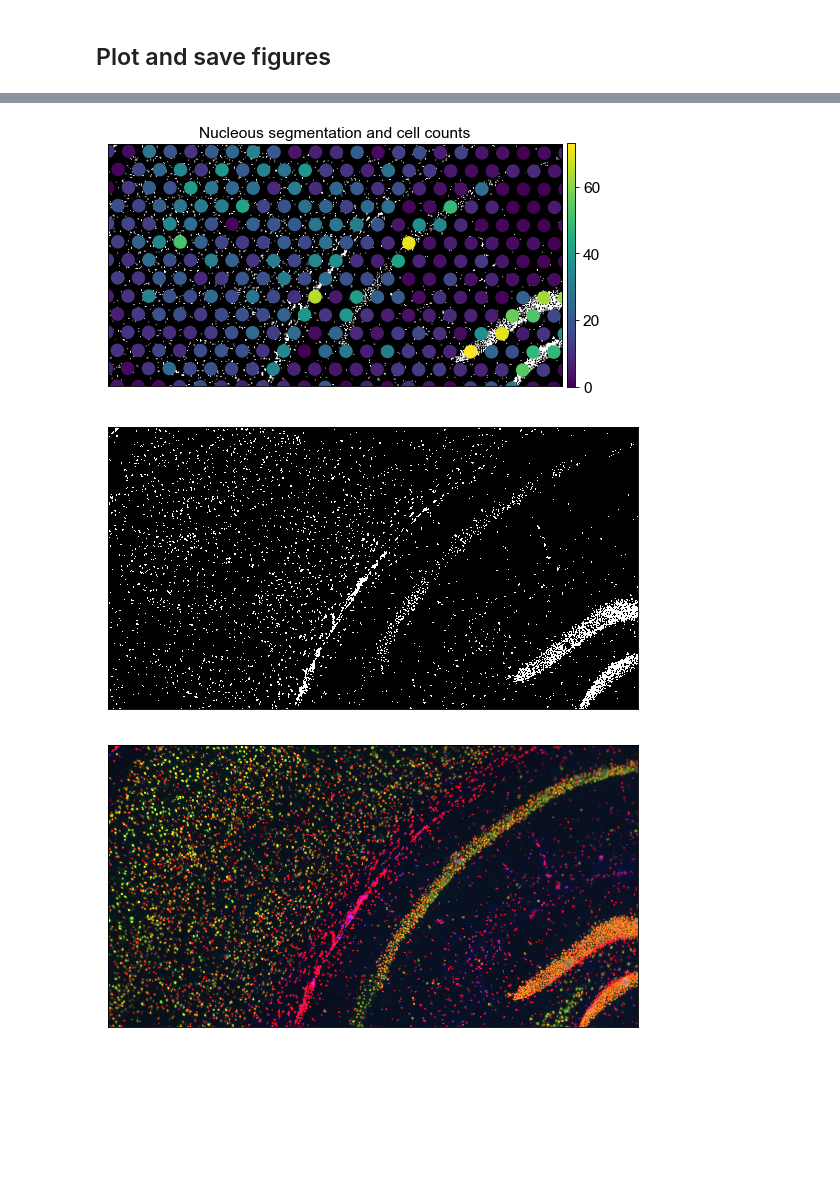
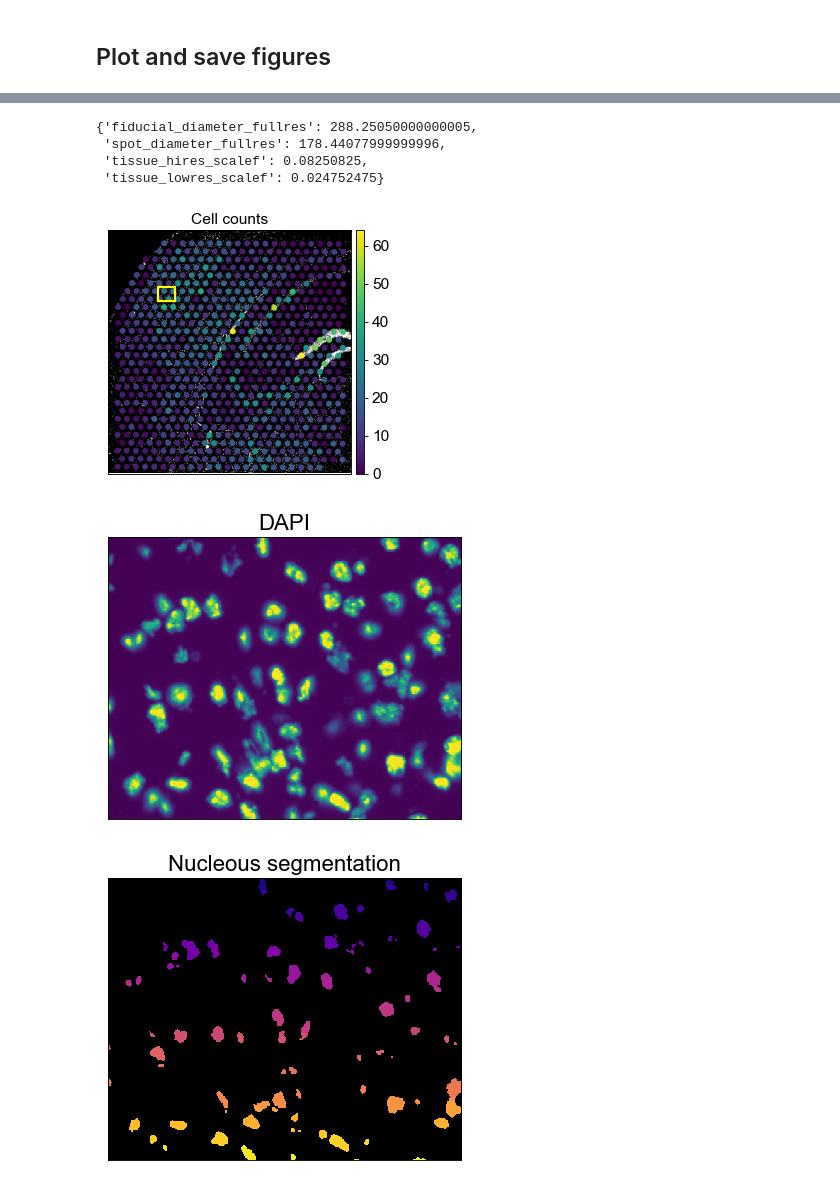
Before and after one commit to theislab/squidpy_reproducibility, a Jupyter notebook: notebooks/figures_image/fluo_segmentation.ipynb, the cells around one changed output, grey strips where cells are left out. Saved outputs shown, nothing was run; the diff lists cells and outputs as text; code cells hidden in the pictures; blank space fills up the shorter version.

Commit message:
improve segmentation images

```diff
--- a/notebooks/figures_image/fluo_segmentation.ipynb
+++ b/notebooks/figures_image/fluo_segmentation.ipynb
@@ -70,42 +54,66 @@ sc.settings.dpi = 300
 #orig_hires = adata.uns['spatial']['V1_Adult_Mouse_Brain_Coronal_Section_2']['images']['hires']
 seg_hires = skimage.transform.resize(img['segmented_watershed']>0, (600,600), order=2)
 adata.uns['spatial']['V1_Adult_Mouse_Brain_Coronal_Section_2']['images']['hires'] = skimage.color.gray2rgb(seg_hires)
+# %%
+adata.uns['spatial']['V1_Adult_Mouse_Brain_Coronal_Section_2']['scalefactors']['tissue_hires_scalef']
+# %% [output]
+{'fiducial_diameter_fullres': 288.25050000000005,
+ 'spot_diameter_fullres': 178.44077999999996,
+ 'tissue_hires_scalef': 0.08250825,
+ 'tissue_lowres_scalef': 0.024752475}
+# %%
+inset_y = 1500
+inset_x = 1700
+inset_sy = 400
+inset_sx = 500
 # %%
 # save ncounts
 sc.set_figure_params(facecolor="white", figsize=(8, 4))
 fig, ax = plt.subplots(figsize=(8, 4))
 sc.pl.spatial(
     sq.pl.extract(adata, 'features'),
     color=['segmentation_label'],
     bw=True,
-    title='Nucleous segmentation and cell counts',
-    crop_coord=(1000,7000,1000,4200),
+    title='Cell counts',
+    crop_coord=(0,7272,0,7272),
     show=False,
     ax=ax
 )
+# write rectangle on plot (for extract)
+sf = adata.uns['spatial']['V1_Adult_Mouse_Brain_Coronal_Section_2']['scalefactors']['tissue_hires_scalef']
+rect = mpl.patches.Rectangle((inset_y*sf,inset_x*sf), width=inset_sx*sf, height=inset_sy*sf, ec='yellow', lw=2, fill=False)
+ax.add_patch(rect)
+
 ax.axes.xaxis.label.set_visible(False)
 ax.axes.yaxis.label.set_visible(False)
 
 plt.savefig('figures/fluo_ncells.png', dpi=300, bbox_inches='tight')
 # %% [output]
-[figure, old version]
+[figure, new version]
 # %%
-# save segmentation image
-a = plt.imshow(img['segmented_watershed'][1000:4200,1000:7000]>0, cmap='gray', interpolation='none')
+# save segmentation image (inset only)
+a = plt.imshow(img['image'][inset_y:inset_y+inset_sy,inset_x:inset_x+inset_sx,0]/65536, interpolation='none')
 plt.grid(False)
 plt.gca().set_xticks([])
 plt.gca().set_yticks([])
 plt.tight_layout()
-plt.savefig('figures/fluo_segmentation.png', dpi=300, bbox_inches='tight')
+plt.title('DAPI', fontdict={'fontsize':20})
+plt.savefig('figures/fluo_image.png', dpi=300, bbox_inches='tight')
 # %% [output]
-[figure, old version]
+[figure, new version]
 # %%
-# save fluo image
-a = plt.imshow(img['image'][1000:4200,1000:7000]/65536, interpolation='none')
+# save segmentation image
+# color each segmented object
+crop = img['segmented_watershed'][inset_y:inset_y+inset_sy,inset_x:inset_x+inset_sx].values
+crop = skimage.segmentation.relabel_sequential(crop)[0]
+cmap = plt.cm.plasma
+cmap.set_under(color='black')
+a = plt.imshow(crop, interpolation='none', cmap=cmap, vmin=0.001)
 plt.grid(False)
 plt.gca().set_xticks([])
 plt.gca().set_yticks([])
 plt.tight_layout()
-plt.savefig('figures/fluo_image.png', dpi=300, bbox_inches='tight')
+plt.title('Nucleous segmentation', fontdict={'fontsize':20})
+plt.savefig('figures/fluo_segmentation.png', dpi=300, bbox_inches='tight')
 # %% [output]
-[figure, old version]
+[figure, new version]
```
Also changed, not shown: parts of 5 cells of this notebook, 3 other files.
